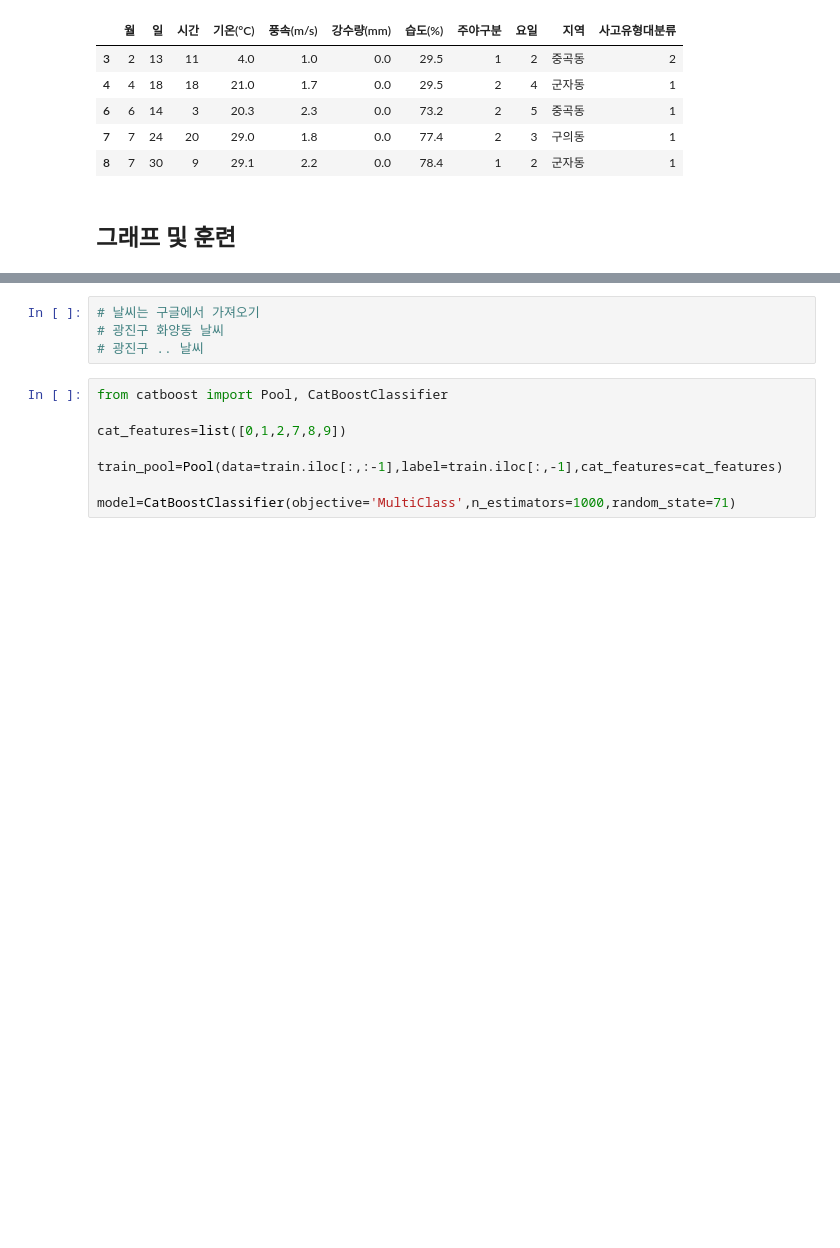
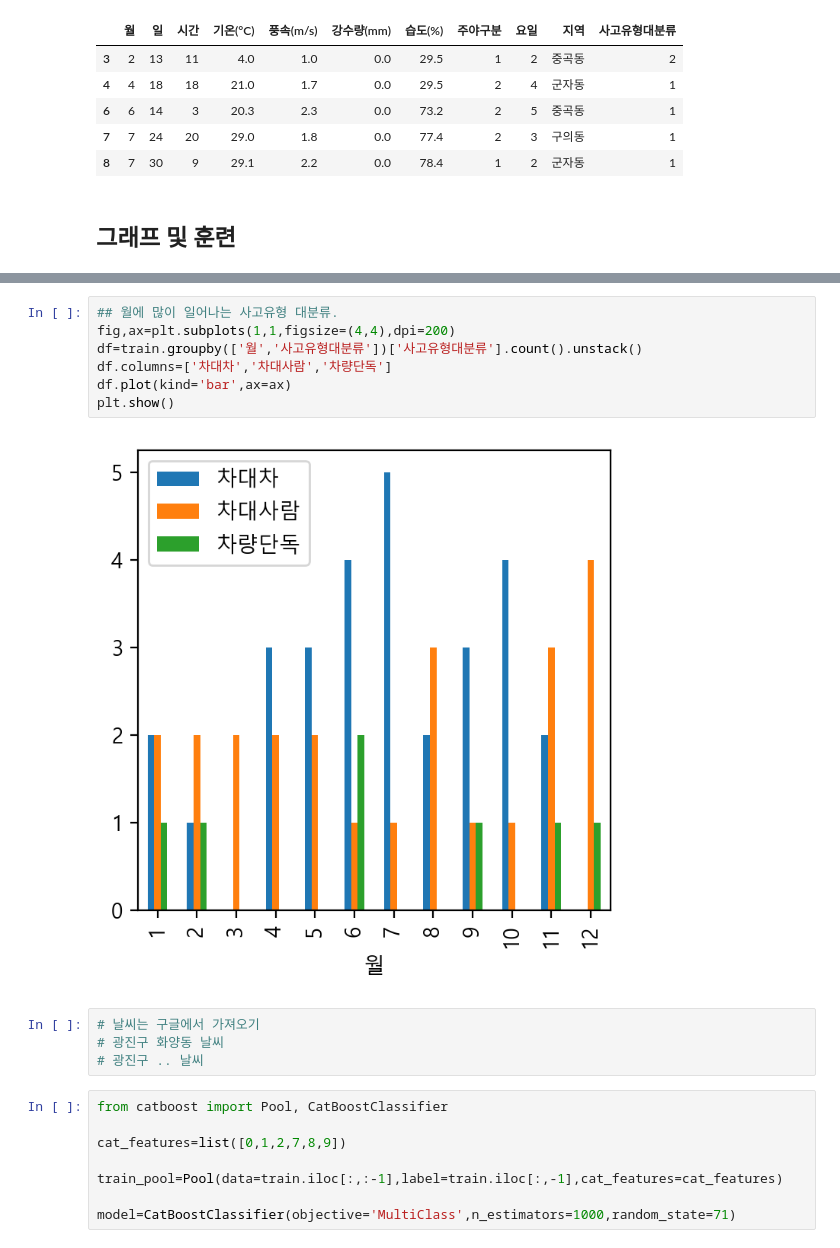
Before and after one commit to 98hyun/predtraffic, a Jupyter notebook: model/소비자분석.ipynb, the cells around one changed output, grey strips where cells are left out. Cells and saved outputs as stored; diff of their text form; blank space fills up the shorter version.

```diff
--- a/model/소비자분석.ipynb
+++ b/model/소비자분석.ipynb
@@ -158,3 +169,12 @@ sns.catplot(data=train,x='월',hue='사고유형대분류',kind='count')
+# %%
+## 월에 많이 일어나는 사고유형 대분류.
+fig,ax=plt.subplots(1,1,figsize=(4,4),dpi=200)
+df=train.groupby(['월','사고유형대분류'])['사고유형대분류'].count().unstack()
+df.columns=['차대차','차대사람','차량단독']
+df.plot(kind='bar',ax=ax)
+plt.show()
+# %% [output]
+[figure, added]
 # %%
 # 날씨는 구글에서 가져오기
 # 광진구 화양동 날씨
```
Also changed, not shown: parts of 12 cells of this notebook, 4 other files.
